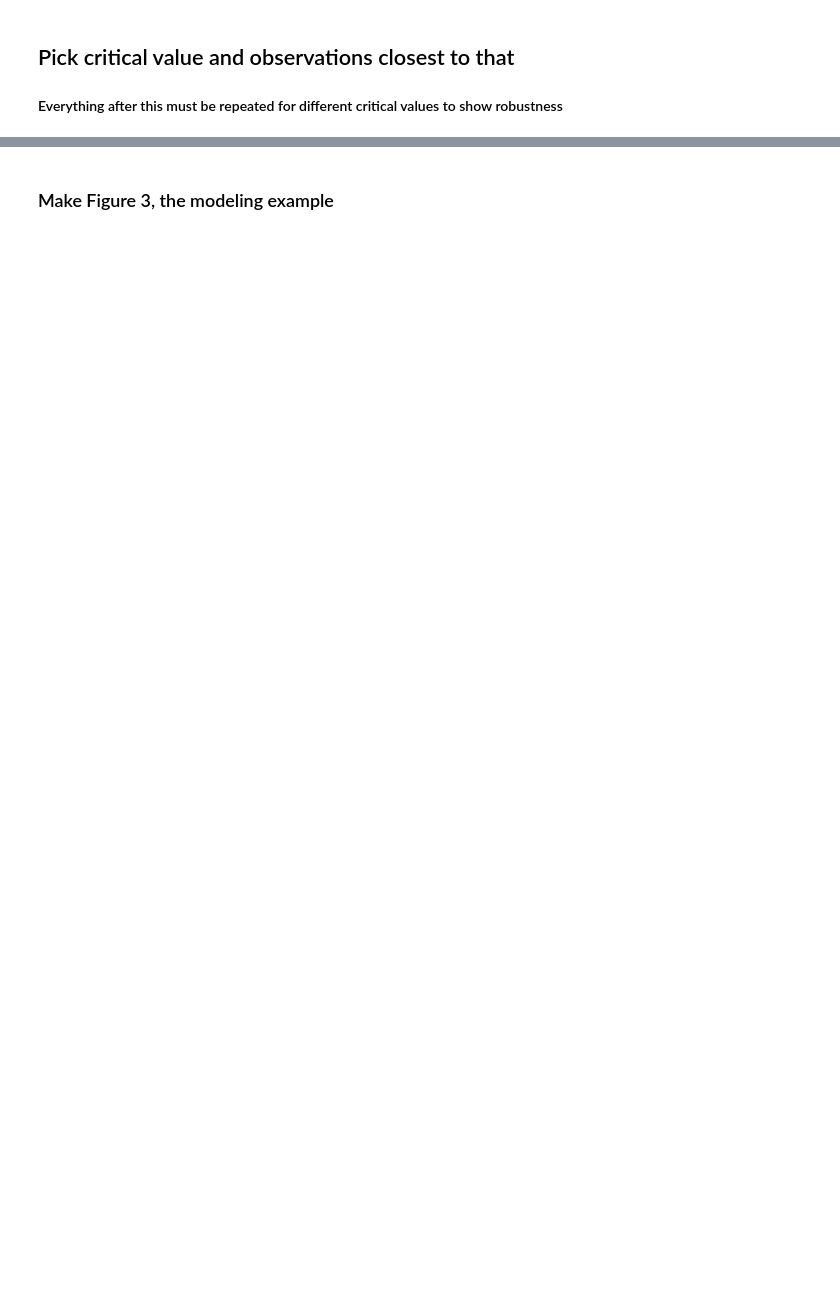
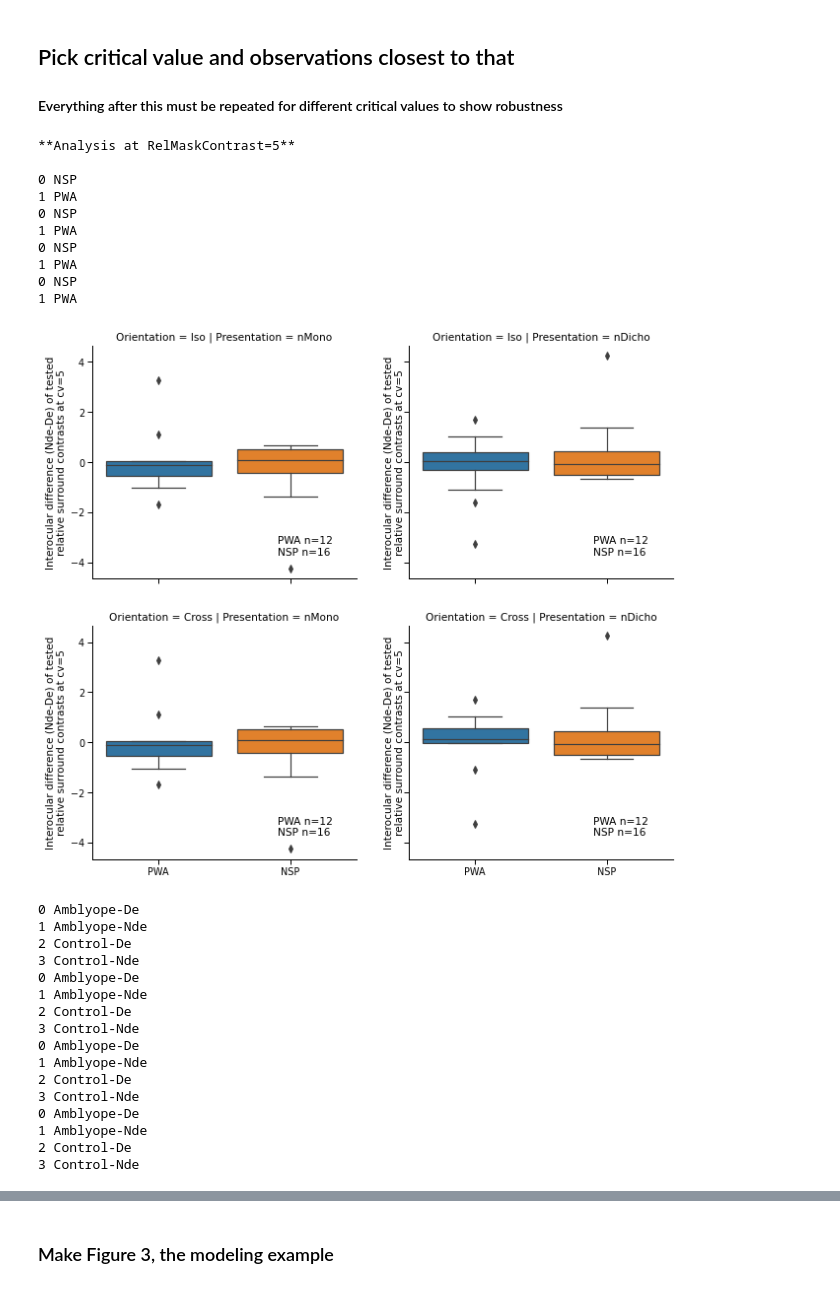
Before and after one commit to smerdis/mrs_amblyopia, a Jupyter notebook: New Analyses post JNeuro rejection.ipynb, the cells around one changed output, grey strips where cells are left out. Cells and saved outputs as stored; diff of their text form; code cells hidden in the pictures; blank space fills up the shorter version.

```diff
--- a/New Analyses post JNeuro rejection.ipynb
+++ b/New Analyses post JNeuro rejection.ipynb
@@ -518,31 +1065,59 @@ def get_interocular_diff(g, field):
 # %%
 cv = 5
 print(f"**Analysis at RelMaskContrast={cv}**\n")
 final_obs = df_to_model.groupby(pp_gvars).apply(closest_obs, 'RelMaskContrast', cv).reset_index(drop=True)
 sub_groups = final_obs.groupby(['Task','Orientation','Presentation','Population','Subject'], as_index=False)
-xdiffs = sub_groups.apply(get_interocular_diff, "RelMaskContrast").dropna().drop_duplicates(['Task','Orientation','Presentation','Subject','ValueDiff'])
+xdiffs = sub_groups.apply(utils.get_interocular_diff, "RelMaskContrast").dropna().drop_duplicates(['Task','Orientation','Presentation','Subject','ValueDiff'])
 
 #print(xdiffs)
 #     sns.catplot(kind='bar', data=xmeans, x='Trace', y='RelMaskContrast', order=traces4, row="Orientation", col="Presentation", palette=pal4)\
 #         .set(ylabel='Mean of relative surround contrasts tested')
 g1 = sns.catplot(kind='box', data=xdiffs, x='Population', y='ValueDiff', order=["PWA", "NSP"],
             row="Orientation", row_order=["Iso", "Cross"],
             col="Presentation", col_order=["nMono", "nDicho"],
             height=4, aspect=1.1,
             palette=colors2)\
     .map_dataframe(annotate, field='Population', pos=(.7, .1))\
     .set(ylabel=f"Interocular difference (Nde-De) of tested\nrelative surround contrasts at cv={cv}")
 g1.fig.subplots_adjust(wspace=.2, hspace=.2)
 plt.show()
 sns.relplot(data=final_obs, x="RelMaskContrast", y="ThreshElev", hue="Trace",
             row="Orientation", row_order=["Iso", "Cross"],
             col="Presentation", col_order=["nMono", "nDicho"],
             palette=pal4, style="Eye", markers=['o','d'],
             height=4.5, aspect=1.2)\
 .map_dataframe(annotate)\
 .map(plt.axhline, y=1, linestyle='dotted', color='black')\
 .map(plt.axvline, x=cv, linestyle='dotted', color='grey')\
 .set(ylabel=f"Threshold Elevation\nat cv={cv}")\
 .set(xlabel='Relative surround contrast\n (multiples of baseline)')
 plt.show()
 plt.close('all')
+# %% [output]
+**Analysis at RelMaskContrast=5**
+
+0 NSP
+1 PWA
+0 NSP
+1 PWA
+0 NSP
+1 PWA
+0 NSP
+1 PWA
+[figure, added]
+0 Amblyope-De
+1 Amblyope-Nde
+2 Control-De
+3 Control-Nde
+0 Amblyope-De
+1 Amblyope-Nde
+2 Control-De
+3 Control-Nde
+0 Amblyope-De
+1 Amblyope-Nde
+2 Control-De
+3 Control-Nde
+0 Amblyope-De
+1 Amblyope-Nde
+2 Control-De
+3 Control-Nde
```
Also changed, not shown: parts of 92 cells of this notebook, 1 other file.
